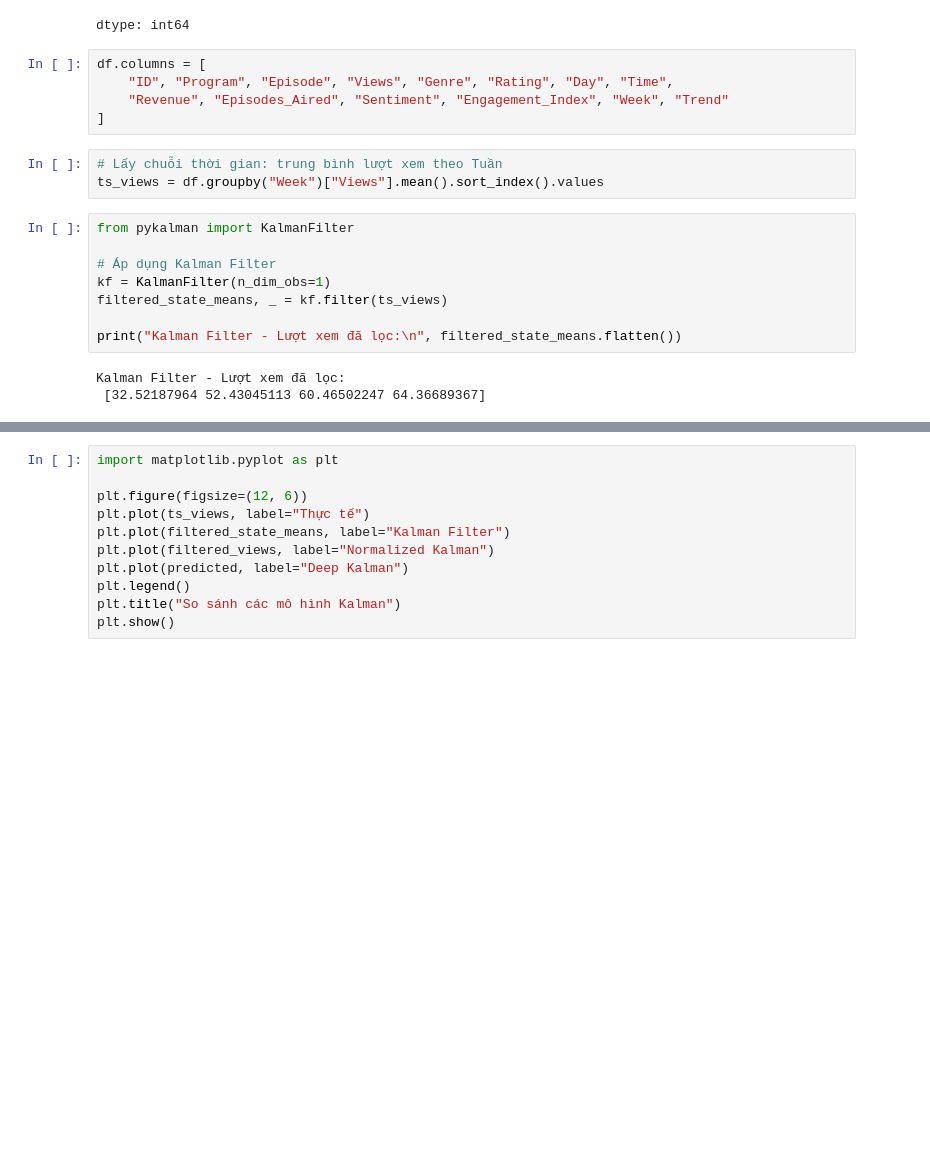
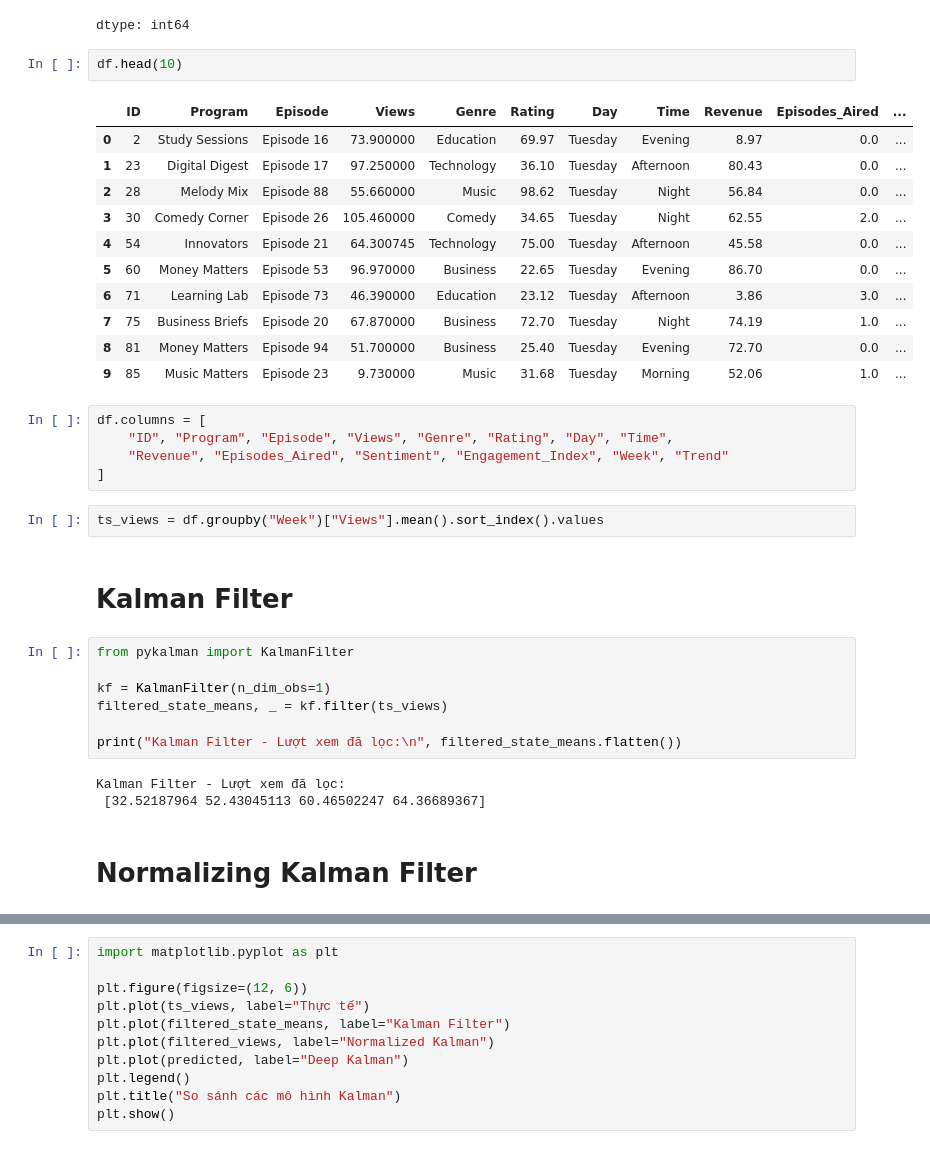
Before and after one commit to Thanh-a9/TH1, a Jupyter notebook: TH1_Kalman.ipynb, the cells around one changed output, grey strips where cells are left out. Cells and saved outputs as stored; diff of their text form; blank space fills up the shorter version.

```diff
--- a/TH1_Kalman.ipynb
+++ b/TH1_Kalman.ipynb
@@ -109,18 +109,32 @@ df.isnull().sum()
 | Publication_Time_Num | 0 |
 | Sentiment_Num | 0 |
 dtype: int64
+# %%
+df.head(10)
+# %% [output]
+|  | ID | Program | Episode | Views | Genre | Rating | Day | Time | Revenue | Episodes_Aired | ... |
+| 0 | 2 | Study Sessions | Episode 16 | 73.900000 | Education | 69.97 | Tuesday | Evening | 8.97 | 0.0 | ... |
+| 1 | 23 | Digital Digest | Episode 17 | 97.250000 | Technology | 36.10 | Tuesday | Afternoon | 80.43 | 0.0 | ... |
+| 2 | 28 | Melody Mix | Episode 88 | 55.660000 | Music | 98.62 | Tuesday | Night | 56.84 | 0.0 | ... |
+| 3 | 30 | Comedy Corner | Episode 26 | 105.460000 | Comedy | 34.65 | Tuesday | Night | 62.55 | 2.0 | ... |
+| 4 | 54 | Innovators | Episode 21 | 64.300745 | Technology | 75.00 | Tuesday | Afternoon | 45.58 | 0.0 | ... |
+| 5 | 60 | Money Matters | Episode 53 | 96.970000 | Business | 22.65 | Tuesday | Evening | 86.70 | 0.0 | ... |
+| 6 | 71 | Learning Lab | Episode 73 | 46.390000 | Education | 23.12 | Tuesday | Afternoon | 3.86 | 3.0 | ... |
+| 7 | 75 | Business Briefs | Episode 20 | 67.870000 | Business | 72.70 | Tuesday | Night | 74.19 | 1.0 | ... |
+| 8 | 81 | Money Matters | Episode 94 | 51.700000 | Business | 25.40 | Tuesday | Evening | 72.70 | 0.0 | ... |
+| 9 | 85 | Music Matters | Episode 23 | 9.730000 | Music | 31.68 | Tuesday | Morning | 52.06 | 1.0 | ... |
 # %%
 df.columns = [
     "ID", "Program", "Episode", "Views", "Genre", "Rating", "Day", "Time",
     "Revenue", "Episodes_Aired", "Sentiment", "Engagement_Index", "Week", "Trend"
 ]
 # %%
-# Lấy chuỗi thời gian: trung bình lượt xem theo Tuần
 ts_views = df.groupby("Week")["Views"].mean().sort_index().values
+# %% [markdown]
+# Kalman Filter
 # %%
 from pykalman import KalmanFilter
 
-# Áp dụng Kalman Filter
 kf = KalmanFilter(n_dim_obs=1)
 filtered_state_means, _ = kf.filter(ts_views)
 
@@ -128,6 +142,8 @@ print("Kalman Filter - Lượt xem đã lọc:\n", filtered_state_means.flatten(
 # %% [output]
 Kalman Filter - Lượt xem đã lọc:
  [32.52187964 52.43045113 60.46502247 64.36689367]
+# %% [markdown]
+# Normalizing Kalman Filter
 # %%
 from sklearn.preprocessing import MinMaxScaler
 
```
Also changed, not shown: parts of 3 cells of this notebook.
